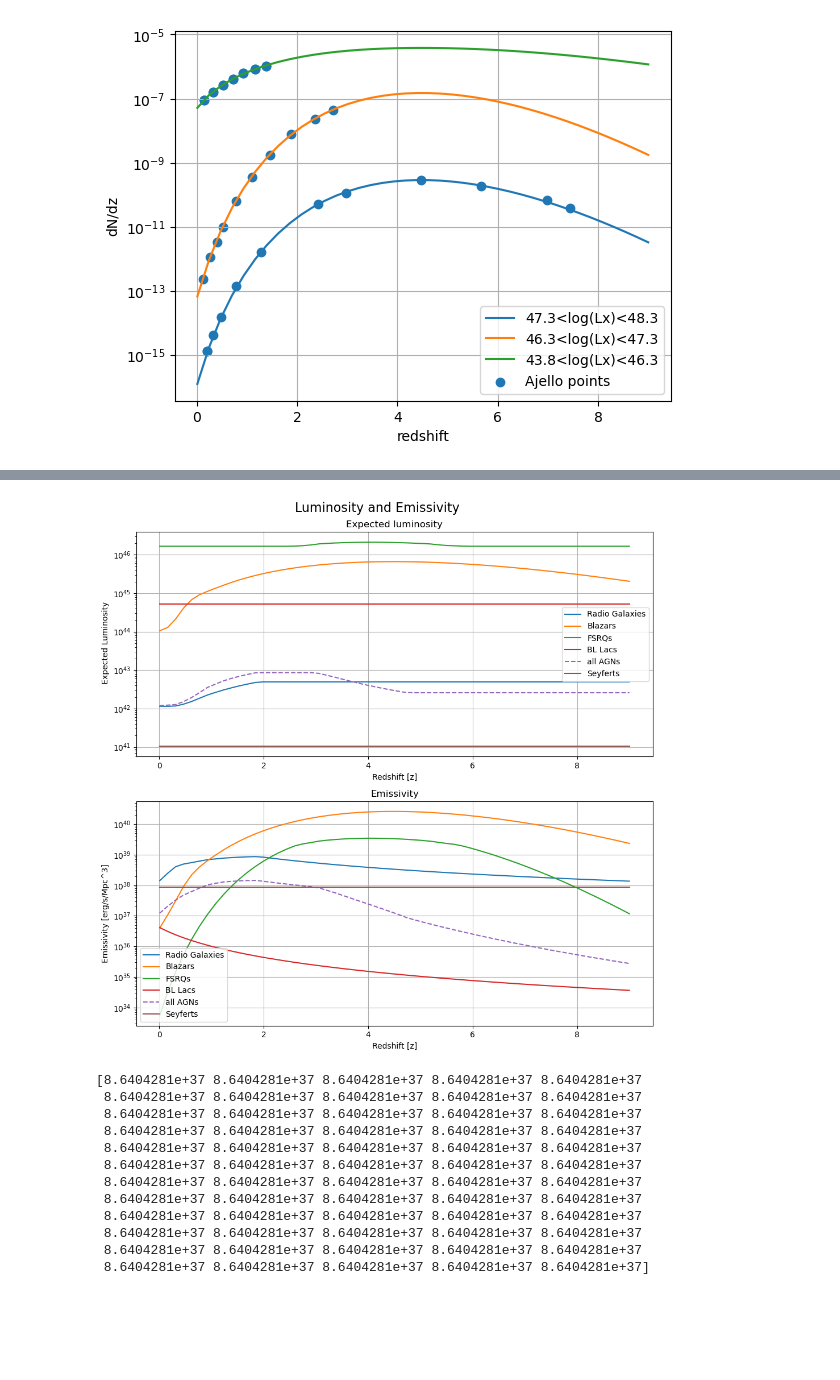
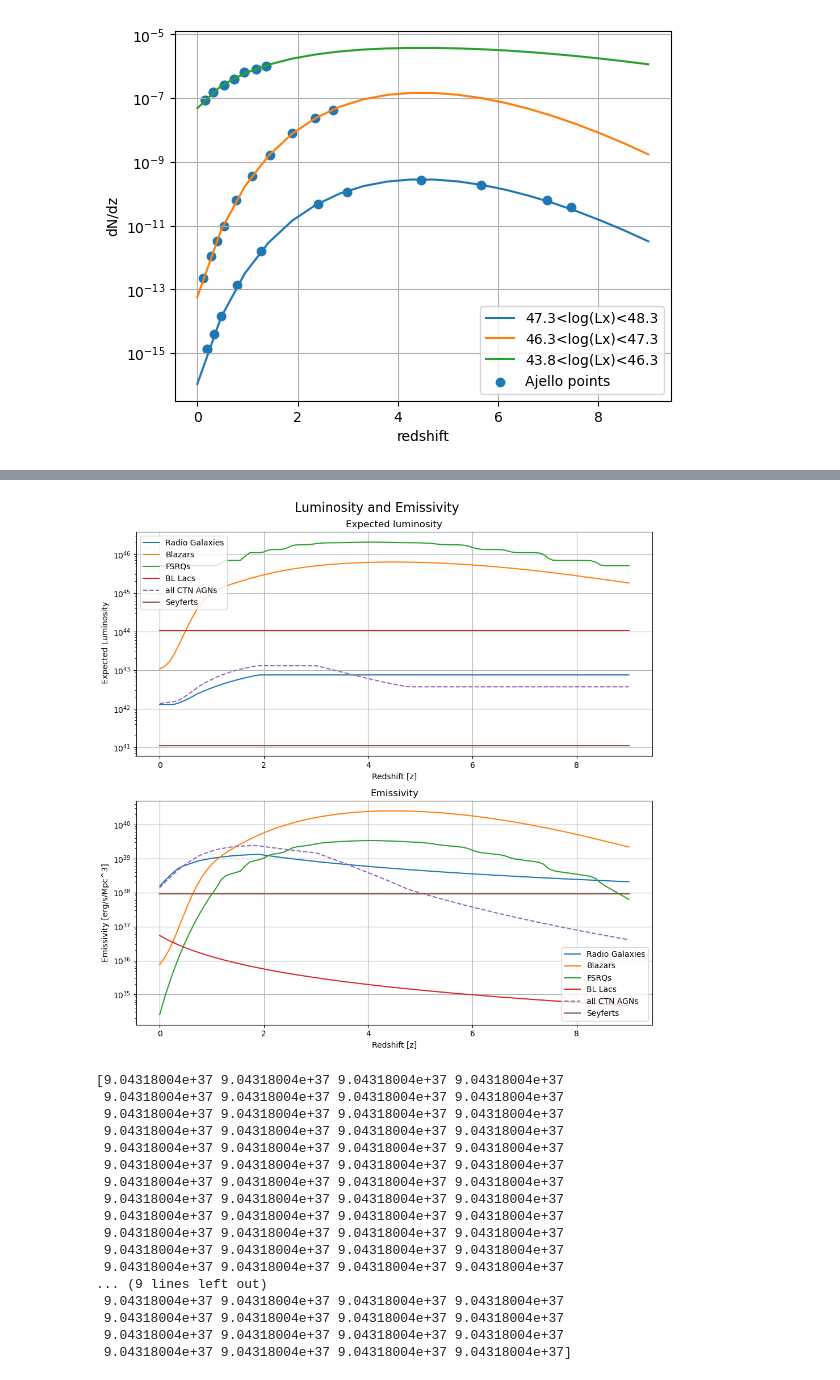
Before and after one commit to henan99/Project-related-to-first-semester-of-masters, a Jupyter notebook: Henrik_XLF_current.ipynb, the cells around one changed output, grey strips where cells are left out. Drawn from its saved outputs; the diff is of its cells as text; code cells hidden in the pictures; blank space fills up the shorter version.

```diff
--- a/Henrik_XLF_current.ipynb
+++ b/Henrik_XLF_current.ipynb
@@ -377,7 +377,7 @@ def set_model_constants(model):
 # %%
 import numpy as np
 
-def prefrom_int(func, list,z_lower,z_upper,n=3000):
+def prefrom_int(func, list,z_lower,z_upper,n=5000):
 
     results = []
     for h in list:
@@ -399,10 +399,10 @@ def lum_den_calc():
     integral_results_z_4 = np.array(integral_results_z_4)
 
     # Save the data in columns
-    data = np.column_stack((integral_results_z_1, integral_results_z_2, integral_results_z_3, integral_results_z_4, L_x, Z_list))
-    header = " "+str(z_lower)+ "<" + "z" + "<" + str(z_upper) + ", " + str(z_lower+2.5)+ "<" + "z" + "<" + str(z_upper+2.5) + ", " + str(z_lower+5)+ "<" + "z" + "<" + str(z_upper+5) + ", " + str(z_lower+7.5)+ "<" + "z" + "<" + str(z_upper+7.5) + ", " + "L_x" + ", " + "Z_list"
+    #data = np.column_stack((integral_results_z_1, integral_results_z_2, integral_results_z_3, integral_results_z_4, L_x, Z_list))
+    #header = " "+str(z_lower)+ "<" + "z" + "<" + str(z_upper) + ", " + str(z_lower+2.5)+ "<" + "z" + "<" + str(z_upper+2.5) + ", " + str(z_lower+5)+ "<" + "z" + "<" + str(z_upper+5) + ", " + str(z_lower+7.5)+ "<" + "z" + "<" + str(z_upper+7.5) + ", " + "L_x" + ", " + "Z_list"
     #header = "integral_results_z_1,integral_results_z_2,integral_results_z_3,integral_results_z_4,L_x,Z_list"
-    np.savetxt('lum_den_data/LD_' + selected_model + '.txt', data, delimiter=',', header=header)
+    #np.savetxt('lum_den_data/LD_' + selected_model + '.txt', data, delimiter=',', header=header)
 
 
 
@@ -427,10 +427,10 @@ def red_evo_calc():
     integral_results_lx4 = integral_results_lx1 + integral_results_lx2 + integral_results_lx3
 
     # Save the data in columns
-    data = np.column_stack((integral_results_lx1, integral_results_lx2, integral_results_lx3, integral_results_lx4, L_x, Z_list))
-    header = str(a1) + "<" + "log(Lx)" + "<" + str(a2) + ", " + str(a3)+ "<" + "log(Lx)" + "<" + str(a4) + ", " + str(a5)+ "<" + "log(Lx)" + "<" + str(a6) + ", " + str(a1)+ "<" + "log(Lx)" + "<" + str(a6) + ", " + "L_x" + ", " + "Z_list"
+    #data = np.column_stack((integral_results_lx1, integral_results_lx2, integral_results_lx3, integral_results_lx4, L_x, Z_list))
+    #header = str(a1) + "<" + "log(Lx)" + "<" + str(a2) + ", " + str(a3)+ "<" + "log(Lx)" + "<" + str(a4) + ", " + str(a5)+ "<" + "log(Lx)" + "<" + str(a6) + ", " + str(a1)+ "<" + "log(Lx)" + "<" + str(a6) + ", " + "L_x" + ", " + "Z_list"
     #header = "integral_results_z_1,integral_results_z_2,integral_results_z_3,integral_results_z_4,L_x,Z_list"
-    np.savetxt('red_den_data/RD_' + selected_model + '.txt', data, delimiter=',', header=header)
+    #np.savetxt('red_den_data/RD_' + selected_model + '.txt', data, delimiter=',', header=header)
 
     return integral_results_lx1, integral_results_lx2, integral_results_lx3, integral_results_lx4
 # %%
@@ -442,8 +442,8 @@ def em_j_denominator(z,lx):
     return A*integrand(z,lx)
 
 def em_j(z, lowerlim, upperlim):
-    a = simpsons_integration(lx_func(em_j_numerator,z), lowerlim, upperlim,n=3000)
-    b = simpsons_integration(lx_func(em_j_denominator,z), lowerlim, upperlim,n=3000)
+    a = simpsons_integration(lx_func(em_j_numerator,z), lowerlim, upperlim,n=5000)
+    b = simpsons_integration(lx_func(em_j_denominator,z), lowerlim, upperlim,n=5000)
     avg_lx = a/b
 
 
@@ -471,15 +471,15 @@ def em_avg_calc(arr1,arr2,arr3,arr4):
     avg_lx3 = []
     avg_tot = []
     for z in Z_list:
-        res1 = em_j(z,10**a1,10**a2)
-        res2 = em_j(z,10**a3,10**a4)
-        res3 = em_j(z,10**a5,10**a6)
+        res1 = 1#em_j(z,10**a1,10**a2)
+        res2 = 1#em_j(z,10**a3,10**a4)
+        res3 = 1#em_j(z,10**a5,10**a6)
         res = em_j(z,10**a1,10**a6)
 
         em_j1.append(res1 * n_1[z == Z_list])
         em_j2.append(res2 * n_2[z == Z_list])
         em_j3.append(res3 * n_3[z == Z_list])
-        em_tot.append(res * (n_tot[z == Z_list]))
+        em_tot.append(res*n_tot[z == Z_list])
         avg_lx1.append(res1)
         avg_lx2.append(res2)
         avg_lx3.append(res3)
@@ -1513,7 +1548,7 @@ axs[0].plot(Z_list, rg_avg_tot, label=f'Radio Galaxies')
 axs[0].plot(Z_list, blaz_avg_tot, label=f'Blazars')
 axs[0].plot(Z_list, fsrq_avg_tot, label=f'FSRQs')
 axs[0].plot(Z_list, bllac_avg_tot, label=f'BL Lacs')
-axs[0].plot(Z_list, AGN_avg_tot, label=f'all AGNs', linestyle = 'dashed')
+axs[0].plot(Z_list, AGN_avg_tot, label=f'all CTN AGNs', linestyle = 'dashed')
 axs[0].plot(Z_list,sey_avg_tot, label=f'Seyferts')
 axs[0].set_title('Expected luminosity')
 axs[0].set_xlabel('Redshift [z]')
@@ -1527,44 +1562,49 @@ axs[1].plot(Z_list, rg_em_tot, label=f'Radio Galaxies')
 axs[1].plot(Z_list, blaz_em_tot, label=f'Blazars')
 #axs[1].plot(Z_list, blaz_avg_tot*blaz_n_tot, label=f'blazars 2')
 axs[1].plot(Z_list, fsrq_em_tot, label=f'FSRQs')
 #axs[1].plot(Z_list,fsrq_avg_tot*fsrq_n_tot , label=f'fsrqs 2')
 axs[1].plot(Z_list, bllac_em_tot, label=f'BL Lacs')
 #axs[1].plot(Z_list,bllac_avg_tot*bllac_n_tot , label=f'bllacs 2')
-axs[1].plot(Z_list, AGN_em_tot, label=f'all AGNs', linestyle='dashed')
+axs[1].plot(Z_list, AGN_em_tot, label=f'all CTN AGNs', linestyle='dashed')
 #axs[1].plot(Z_list,AGN_avg_tot*AGN_n_tot , label=f'AGNs 2')
 axs[1].plot(Z_list,sey_em_tot, label=f'Seyferts')
 #axs[1].plot(Z_list,sey_avg_tot*sey_n_tot , label=f'Seyferts 2')
 #axs[1].plot(Z_list,fsrq_em_tot+bllac_em_tot, label=f'Bllacs + FSRQs')
 axs[1].set_title('Emissivity')
 axs[1].set_xlabel('Redshift [z]')
 axs[1].set_ylabel('Emissivity [erg/s/Mpc^3]')
 axs[1].set_yscale('log',base=10)
 axs[1].legend()
 axs[1].grid()
 
 fig.suptitle('Luminosity and Emissivity', fontsize=16)
 plt.tight_layout()
 plt.savefig('Rapport/new_plots/Luminosity and Emissivity.png')
 
 plt.show()
 
 
 #print(sey_n_tot)
 #print(sey_em_tot)
 #print(sey_avg_tot)
 print(sey_avg_tot*sey_n_tot)
 print()
 # %% [output]
-[figure, old version]
+[figure, new version]
-[8.6404281e+37 8.6404281e+37 8.6404281e+37 8.6404281e+37 8.6404281e+37
- 8.6404281e+37 8.6404281e+37 8.6404281e+37 8.6404281e+37 8.6404281e+37
- 8.6404281e+37 8.6404281e+37 8.6404281e+37 8.6404281e+37 8.6404281e+37
- 8.6404281e+37 8.6404281e+37 8.6404281e+37 8.6404281e+37 8.6404281e+37
- 8.6404281e+37 8.6404281e+37 8.6404281e+37 8.6404281e+37 8.6404281e+37
- 8.6404281e+37 8.6404281e+37 8.6404281e+37 8.6404281e+37 8.6404281e+37
- 8.6404281e+37 8.6404281e+37 8.6404281e+37 8.6404281e+37 8.6404281e+37
- 8.6404281e+37 8.6404281e+37 8.6404281e+37 8.6404281e+37 8.6404281e+37
- 8.6404281e+37 8.6404281e+37 8.6404281e+37 8.6404281e+37 8.6404281e+37
- 8.6404281e+37 8.6404281e+37 8.6404281e+37 8.6404281e+37 8.6404281e+37
- 8.6404281e+37 8.6404281e+37 8.6404281e+37 8.6404281e+37 8.6404281e+37
- 8.6404281e+37 8.6404281e+37 8.6404281e+37 8.6404281e+37 8.6404281e+37]
+[9.04318004e+37 9.04318004e+37 9.04318004e+37 9.04318004e+37
+ 9.04318004e+37 9.04318004e+37 9.04318004e+37 9.04318004e+37
+ 9.04318004e+37 9.04318004e+37 9.04318004e+37 9.04318004e+37
+ 9.04318004e+37 9.04318004e+37 9.04318004e+37 9.04318004e+37
+ 9.04318004e+37 9.04318004e+37 9.04318004e+37 9.04318004e+37
+ 9.04318004e+37 9.04318004e+37 9.04318004e+37 9.04318004e+37
+ 9.04318004e+37 9.04318004e+37 9.04318004e+37 9.04318004e+37
+ 9.04318004e+37 9.04318004e+37 9.04318004e+37 9.04318004e+37
+ 9.04318004e+37 9.04318004e+37 9.04318004e+37 9.04318004e+37
+ 9.04318004e+37 9.04318004e+37 9.04318004e+37 9.04318004e+37
+ 9.04318004e+37 9.04318004e+37 9.04318004e+37 9.04318004e+37
+ 9.04318004e+37 9.04318004e+37 9.04318004e+37 9.04318004e+37
+... (9 lines left out)
+ 9.04318004e+37 9.04318004e+37 9.04318004e+37 9.04318004e+37
+ 9.04318004e+37 9.04318004e+37 9.04318004e+37 9.04318004e+37
+ 9.04318004e+37 9.04318004e+37 9.04318004e+37 9.04318004e+37
+ 9.04318004e+37 9.04318004e+37 9.04318004e+37 9.04318004e+37]
```
Also changed, not shown: parts of 14 cells of this notebook, 36 other files.
